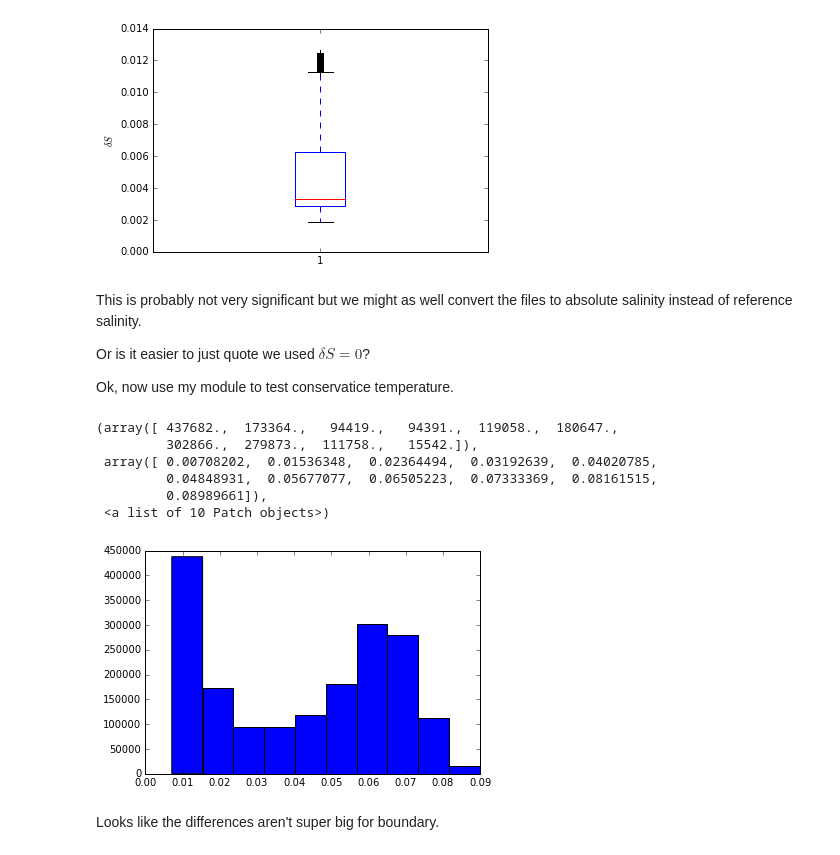
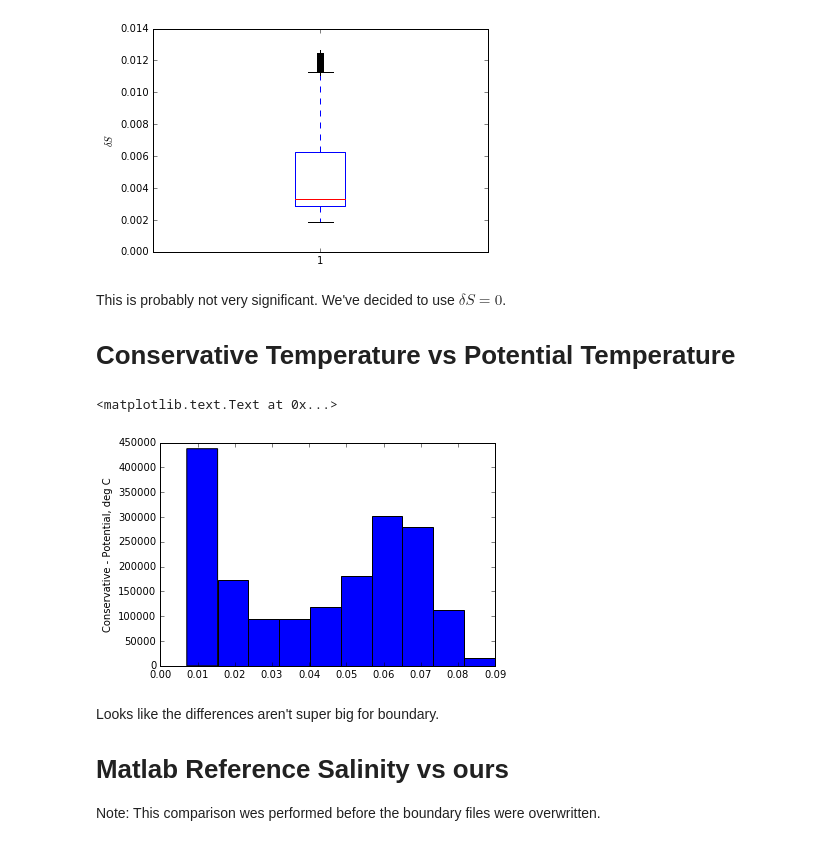
Before and after one commit to SalishSeaCast/analysis-nancy, a Jupyter notebook: notebooks/teos-10/What is Delta S on our open boundaries.ipynb, the cells around one changed output. Saved outputs shown, nothing was run; the diff lists cells and outputs as text; code cells hidden in the pictures.

Commit message:
Added comparison of our reference salinity with matlabs

```diff
--- a/notebooks/teos-10/What is Delta S on our open boundaries.ipynb
+++ b/notebooks/teos-10/What is Delta S on our open boundaries.ipynb
@@ -38,8 +40,8 @@ def call_p_from_z(z, lat):
     sp.run(cmd)
     pressure = np.loadtxt(fname[1:-1], delimiter=',')
 
-    for f in [fname[1:-1], zfile[1:-1], latfile[1:-1]]:
-        os.remove(f)
+    for f in [fname, zfile, latfile]:
+        os.remove(f[1:-1])
 
     return pressure.reshape(shape)
 # %%
@@ -62,8 +64,8 @@ def call_SA_from_SP(SP, p, long, lat ):
     sp.run(cmd)
     SA = np.loadtxt(fname[1:-1], delimiter=',')
 
-    for f in [fname[1:-1], SPfile[1:-1], pfile[1:-1], longfile[1:-1], latfile[1:-1]]:
-        os.remove(f)
+    for f in [fname, SPfile, pfile, longfile, latfile]:
+        os.remove(f[1:-1])
 
     return SA.reshape(shape)
 # %%
@@ -85,9 +89,3 @@ plt.ylabel('$\delta S$')
 # %% [output]
 <matplotlib.text.Text at 0x...>
 [figure]
-# %% [markdown]
-This is probably not very significant but we might as well convert the files to absolute salinity instead of reference salinity.
-
-Or is it easier to just quote we used $\delta S = 0$?
-
-Ok, now use my module to test conservatice temperature.
@@ -96,15 +92,39 @@ import gsw_calls
+# %% [markdown]
+This is probably not very significant. We've decided to use $\delta S = 0$.
+
+# Conservative Temperature vs Potential Temperature
+# %%
+def call_CT_from_PT(SA, PT ):
+
+    fname ="'CTout'"
+    SPfile= "'SPfile'"
+    PTfile = "'pTfile'"
+    for f, var in zip([SPfile, PTfile],
+                       [SA, PT]):
+        np.savetxt(f[1:-1],var.flatten(), delimiter=',')
+    shape = SA.shape
+
+    functioncall = 'mw_gsw_CT_from_pt({},{},{});exit'.format(fname, SPfile, PTfile)
+    cmd = ["matlab", "-nodesktop", "-nodisplay", "-r", functioncall]
+    sp.run(cmd)
+    CT = np.loadtxt(fname[1:-1], delimiter=',')
+
+    for f in [fname, SPfile, PTfile]:
+        os.remove(f[1:-1])
+
+    return CT.reshape(shape)
 # %%
-CT = gsw_calls.call_CT_from_PT(sal_abs, temp_pot)
+CT = call_CT_from_PT(sal_abs, temp_pot)
 # %%
 diff=CT-temp_pot
 plt.hist(diff.flatten())
+plt.ylabel(('Conservative - Potential, deg C'))
 # %% [output]
-(array([ 437682.,  173364.,   94419.,   94391.,  119058.,  180647.,
-         302866.,  279873.,  111758.,   15542.]),
- array([ 0.00708202,  0.01536348,  0.02364494,  0.03192639,  0.04020785,
-         0.04848931,  0.05677077,  0.06505223,  0.07333369,  0.08161515,
-         0.08989661]),
- <a list of 10 Patch objects>)
+<matplotlib.text.Text at 0x...>
-[figure, old version]
+[figure, new version]
 # %% [markdown]
 Looks like the differences aren't super big for boundary.
+
+# Matlab Reference Salinity vs ours
+
+Note: This comparison wes performed before the boundary files were overwritten.
```
Also changed, not shown: parts of 5 cells of this notebook, 1 other file.
